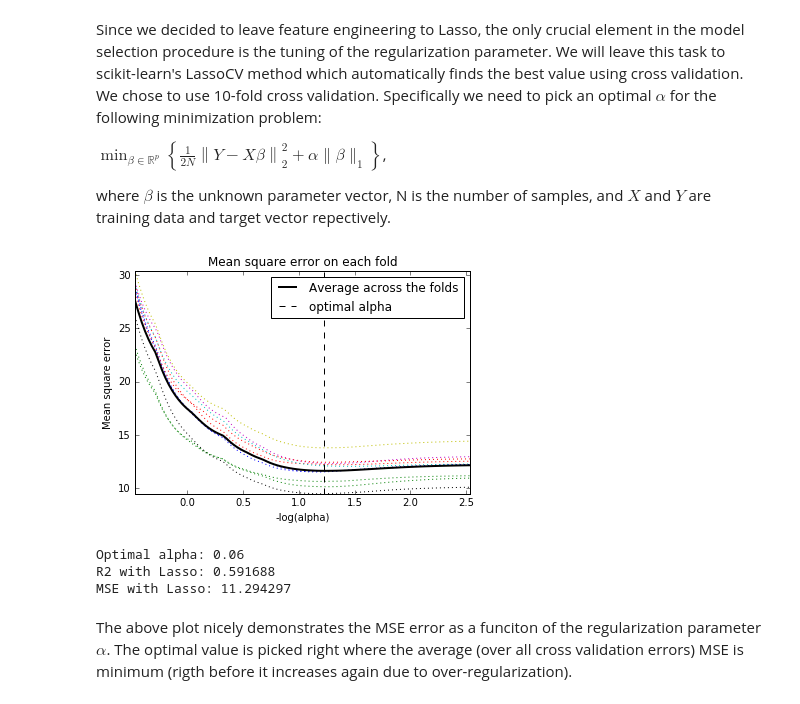
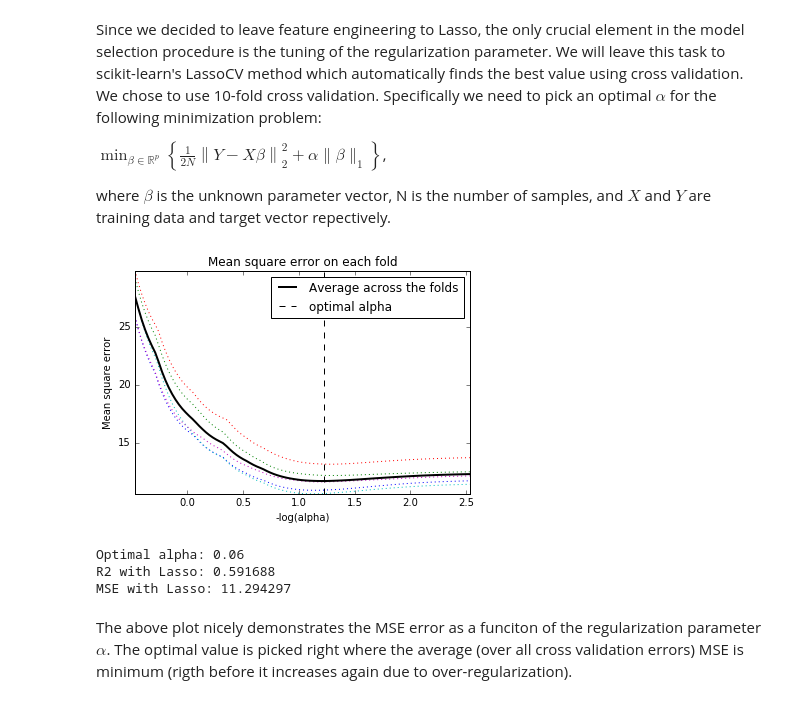
Before and after one commit to osemer01/regression-w-unknown-feature-names, a Jupyter notebook: regression_wo_knowing_feature_names.ipynb, the cells around one changed output. Drawn from its saved outputs; the diff is of its cells as text; code cells hidden in the pictures.

```diff
--- a/regression_wo_knowing_feature_names.ipynb
+++ b/regression_wo_knowing_feature_names.ipynb
@@ -179,35 +181,35 @@ where $\beta$ is the unknown parameter vector, N is the number of samples, and $
 #The code in this cell is partially borrowed from here: http://bit.ly/1JPHF2x
 # LassoCV:
 from sklearn.linear_model import LassoCV
-model = LassoCV(cv=10).fit(X_train, Y_train)
+model = LassoCV(cv=5).fit(X_train, Y_train)
 
 # list of alphas that were tried-out
 m_log_alphas = -np.log10(model.alphas_)
 
 plt.figure()
 plt.plot(m_log_alphas, model.mse_path_, ':')
 plt.plot(m_log_alphas, model.mse_path_.mean(axis=-1), 'k',
          label='Average across the folds', linewidth=2)
 plt.axvline(-np.log10(model.alpha_), linestyle='--', color='k',
             label='optimal alpha')
 
 plt.legend()
 plt.xlabel('-log(alpha)')
 plt.ylabel('Mean square error')
 plt.title('Mean square error on each fold')
 plt.axis('tight')
 plt.show()
 
 from sklearn.metrics import mean_squared_error
 Y_predict = model.predict(X_train)
 r2 = model.score(X_train, Y_train)
 mse = mean_squared_error(Y_predict, Y_train)
 
 print('Optimal alpha: {:.2f}'.format(model.alpha_))
 print('R2 with Lasso: {:.6f}'.format(r2))
 print('MSE with Lasso: {:.6f}'.format(mse))
 # %% [output]
-[figure, old version]
+[figure, new version]
 Optimal alpha: 0.06
 R2 with Lasso: 0.591688
 MSE with Lasso: 11.294297
```
Also changed, not shown: parts of 18 cells of this notebook, 2 other files.
